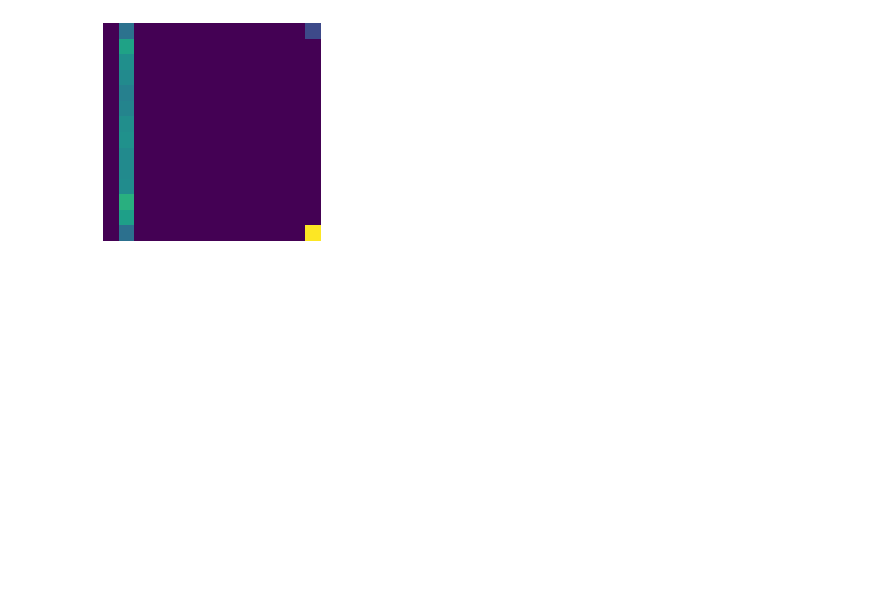
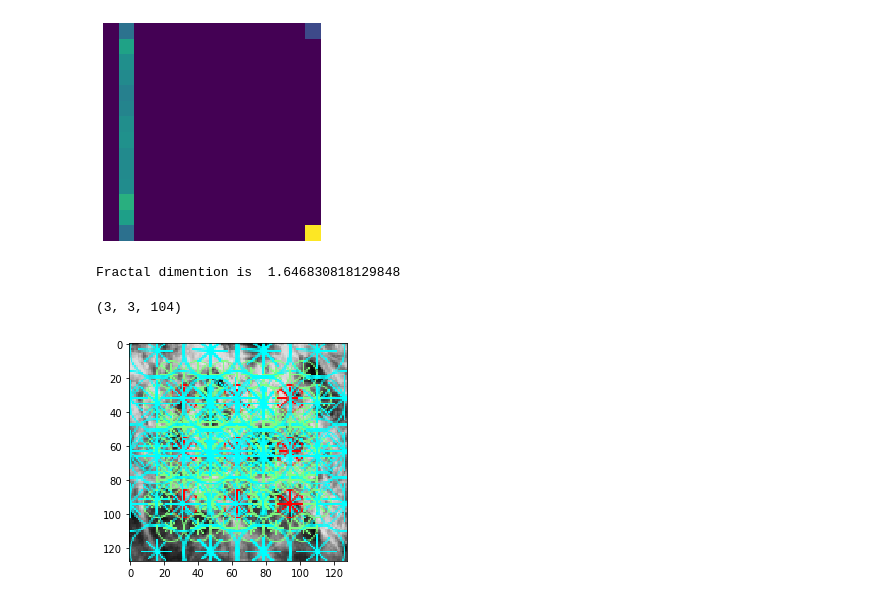
Before and after one commit to biophotonics-lab-tsu/monograph, a Jupyter notebook: image_processing_notebook.ipynb, the cells around one changed output. Drawn from its saved outputs; the diff is of its cells as text; code cells hidden in the pictures; blank space fills up the shorter version.

Commit message:
Added fractals dimention method and feature extraction for method Bag Of Words

```diff
--- a/image_processing_notebook.ipynb
+++ b/image_processing_notebook.ipynb
@@ -144,0 +148,28 @@ plt.show()
+# %%
+def box_counter(image, k):
+    S = np.add.reduceat(
+        np.add.reduceat(image, np.arange(0, image.shape[0], k), axis=0),
+                               np.arange(0, image.shape[1], k), axis=1)
+    return len(np.where((S > 0) & (S < k**2))[0])
+
+def fractal_dimension(image, threshold=0.7):
+    assert(len(image.shape) == 2)
+    # Binarization
+    image = (image < threshold)
+    # Calculating greatest power of 2
+    n = 2**np.floor(np.log(min(image.shape))/np.log(2))
+    # Calculating size
+    sizes = 2**np.arange(int(np.log(n)/np.log(2)), 1, -1)
+    # Box counting using iteration by all sizes
+    boxes_number = []
+    [boxes_number.append(box_counter(image, size)) for size in sizes]
+    # Formula for Minkowski dimention
+    results = -np.polyfit(np.log(sizes), np.log(boxes_number), 1)[0]
+    return results
+
+image = Image.open(os.path.join('bin_data', 'collagen.png'))
+image = np.asarray(image)
+rescaled = rescale(image, 0.75)
+print('Fractal dimention is ', fractal_dimension(rescaled))
+# %% [output]
+Fractal dimention is  1.646830818129848
@@ -144,0 +178,19 @@ plt.show()
+# %%
+from skimage.feature import daisy
+#The DAISY local image descriptor is based on gradient orientation histograms similar to the SIFT descriptor. It is formulated in a way that allows for fast dense extraction which is useful for e.g. bag-of-features image representations.
+#In this example a limited number of DAISY descriptors are extracted at a large scale for illustrative purposes.
+
+def features_extraction(image):
+    descs, descs_img = daisy(image, step=31, radius=32, rings=2, histograms=6,  orientations=8, visualize=True)
+    return descs, descs_img
+
+image = Image.open(os.path.join('bin_data', 'collagen.png'))
+image = np.asarray(image)
+rescaled = rescale(image, 0.5)
+desc, img = gen_features(rescaled)
+print(desc.shape)
+plt.imshow(img)
+plt.show()
+# %% [output]
+(3, 3, 104)
+[figure, added]
```
Also changed, not shown: parts of 3 cells of this notebook.
